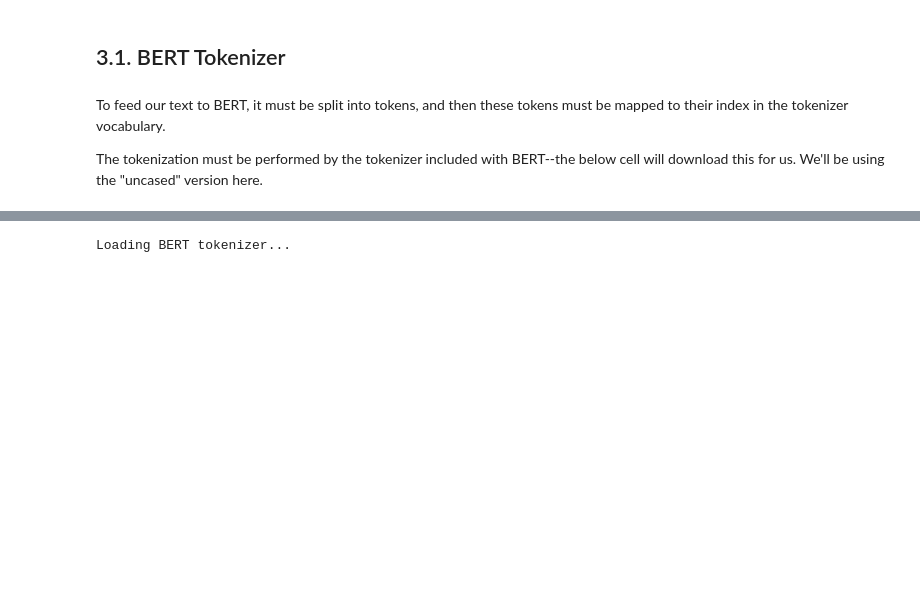
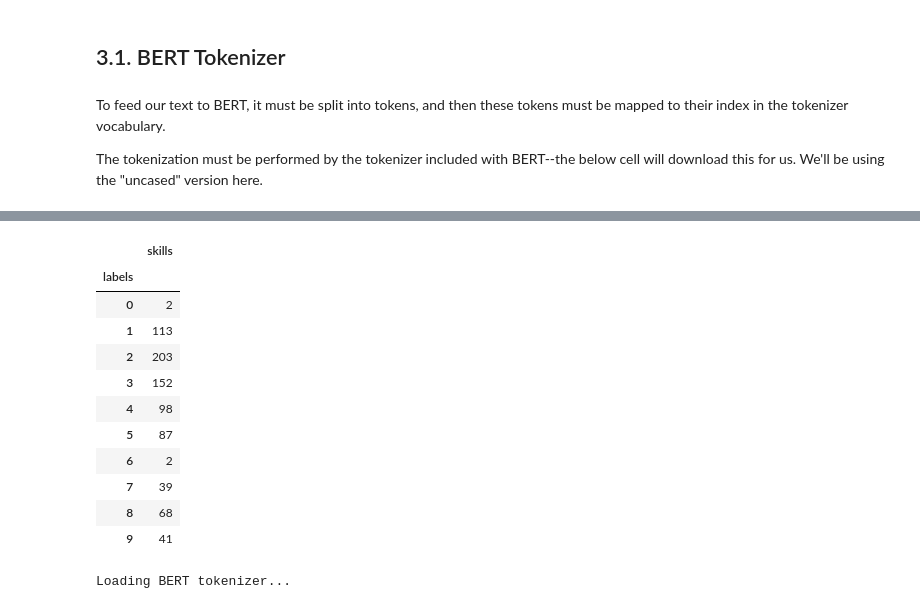
Before and after one commit to JYP97/DS2_Proj_Jobs_skills_analysis, a Jupyter notebook: DS2_BERT_Fine_Tuning_Sentence_Classification_v4.ipynb, the cells around one changed output, grey strips where cells are left out. Cells and saved outputs as stored; diff of their text form; code cells hidden in the pictures; blank space fills up the shorter version.

```diff
--- a/DS2_BERT_Fine_Tuning_Sentence_Classification_v4.ipynb
+++ b/DS2_BERT_Fine_Tuning_Sentence_Classification_v4.ipynb
@@ -293,3 +295,18 @@ Number of training sentences: 758
+# %%
+train_df.groupby(['labels']).count()
+# %% [output]
+|  | skills |
+| labels |  |
+| 0 | 2 |
+| 1 | 113 |
+| 2 | 203 |
+| 3 | 152 |
+| 4 | 98 |
+| 5 | 87 |
+| 6 | 2 |
+| 7 | 39 |
+| 8 | 68 |
+| 9 | 41 |
 # %%
 from transformers import BertTokenizer
 
```
Also changed, not shown: parts of 20 cells of this notebook.
